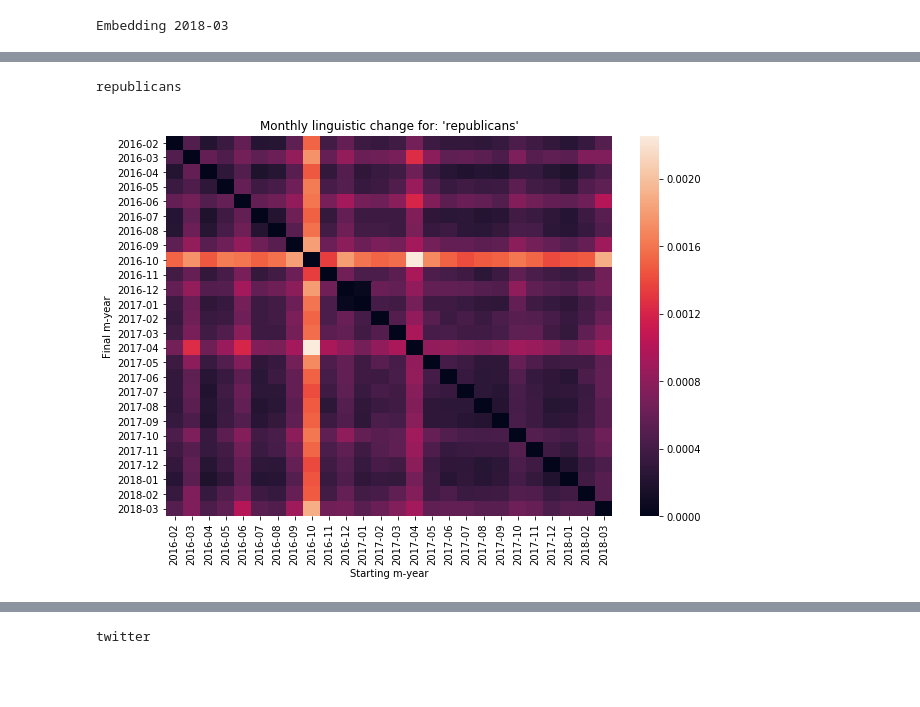
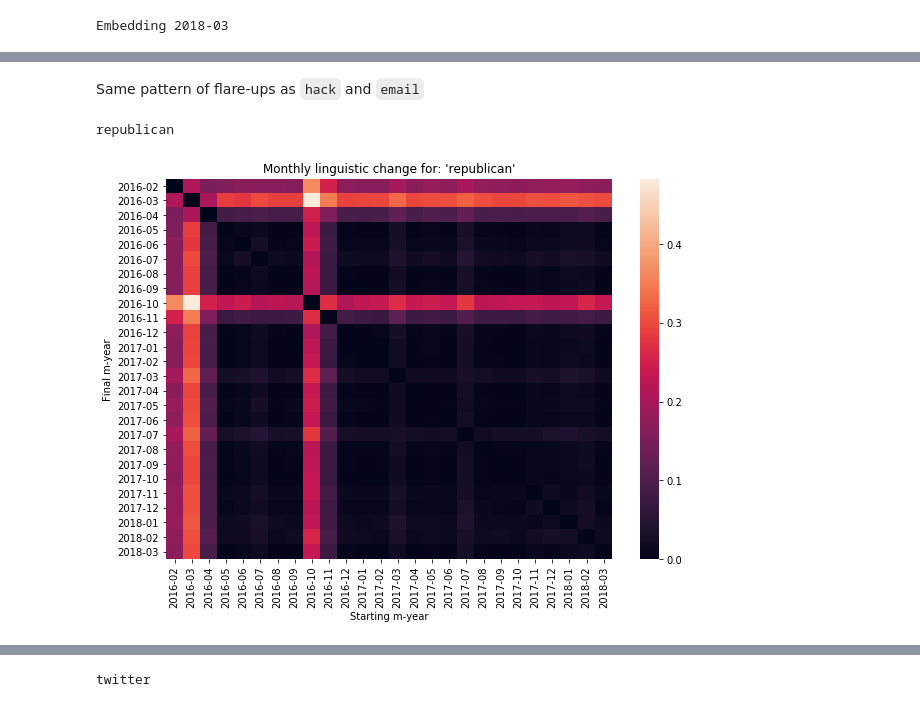
Before and after one commit to adarshmathew/Content-Analysis-2020, a Jupyter notebook: week-7/7-Vector-Space-Word-Embeddings_adarshm.ipynb, the cells around one changed output, grey strips where cells are left out. Saved outputs shown, nothing was run; the diff lists cells and outputs as text; code cells hidden in the pictures; blank space fills up the shorter version.

```diff
--- a/week-7/7-Vector-Space-Word-Embeddings_adarshm.ipynb
+++ b/week-7/7-Vector-Space-Word-Embeddings_adarshm.ipynb
@@ -502,0 +979,15 @@ plt.show()
+# %%
+pcaWordsNYT = sklearn.decomposition.PCA(n_components = 50).fit(wordsSubMatrix)
+reducedPCA_dataNYT = pcaWordsNYT.transform(wordsSubMatrix)
+#T-SNE is theoretically better, but you should experiment
+tsneWordsNYT = sklearn.manifold.TSNE(n_components = 2).fit_transform(reducedPCA_dataNYT)
+
+fig = plt.figure(figsize = (20,12))
+ax = fig.add_subplot(111)
+ax.set_frame_on(False)
+plt.scatter(tsneWordsNYT[:, 0], tsneWordsNYT[:, 1], alpha = 0) #Making the points invisible
+for i, word in enumerate(tnytTargetWords):
+    ax.annotate(word, (tsneWordsNYT[:, 0][i],tsneWordsNYT[:, 1][i]), size =  50 * (len(tnytTargetWords) - i) / len(tnytTargetWords))
+plt.xticks(())
+plt.yticks(())
+plt.show()
@@ -778,7 +1398,7 @@ def intersection_align_gensim(m1,m2, words=None):
 
     return (m1,m2)
 
-def compareModels(df, category, sort = True):
+def compareModels(df, category, sg_param, sort = True):
     """If you are using time as your category sorting is important"""
     embeddings_raw = {}
     cats = sorted(set(df[category]))
@@ -787,7 +1407,7 @@ def compareModels(df, category, sort = True):
         print("Embedding {}".format(cat), end = '\r')
         subsetDF = df[df[category] == cat]
         #You might want to change the W2V parameters
-        embeddings_raw[cat] = gensim.models.word2vec.Word2Vec(subsetDF['normalized_sents'].sum())
+        embeddings_raw[cat] = gensim.models.word2vec.Word2Vec(subsetDF['normalized_sents'].sum(), sg = sg_param)
     #These are much quicker
     embeddings_aligned = {}
     for catOuter in cats:
@@ -808,10 +1428,10 @@ def getDivergenceDF(word, embeddingsDict):
                                                                              np.expand_dims(embed[word], axis = 0))[0,0]))
     return pandas.DataFrame(dists, index = cats)
 # %%
-reddit_submissions_trump = reddit_submissions_min[(reddit_submissions_min['subreddit'] == 'The_Donald')]
-reddit_submissions_trump['post_text'] = reddit_submissions_trump['title'] + " " + reddit_submissions_trump['selftext']
-reddit_submissions_trump['tokenized_sents'] = reddit_submissions_trump['post_text'].apply(lambda x: [lucem_illud_2020.word_tokenize(s) for s in lucem_illud_2020.sent_tokenize(x)])
-reddit_submissions_trump['normalized_sents'] = reddit_submissions_trump['tokenized_sents'].apply(lambda x: [lucem_illud_2020.normalizeTokens(s) for s in x])
+reddit_submissions_trump2 = reddit_submissions_min[(reddit_submissions_min['subreddit'] == 'The_Donald')]
+reddit_submissions_trump2['post_text'] = reddit_submissions_trump2['title'] + " " + reddit_submissions_trump2['selftext']
+reddit_submissions_trump2['tokenized_sents'] = reddit_submissions_trump2['post_text'].apply(lambda x: [lucem_illud_2020.word_tokenize(s) for s in lucem_illud_2020.sent_tokenize(x)])
+reddit_submissions_trump2['normalized_sents'] = reddit_submissions_trump2['tokenized_sents'].apply(lambda x: [lucem_illud_2020.normalizeTokens(s) for s in x])
 # %% [output]
 A value is trying to be set on a copy of a slice from a DataFrame.
 Try using .loc[row_indexer,col_indexer] = value instead
@@ -895,7 +1457,7 @@ Try using .loc[row_indexer,col_indexer] = value instead
 
 See the caveats in the documentation: https://pandas.pydata.org/pandas-docs/stable/user_guide/indexing.html#returning-a-view-versus-a-copy
 # %%
-rawEmbeddings2, comparedEmbeddings2 = compareModels(reddit_submissions_trump2, 'created_myear')
+rawEmbeddings2, comparedEmbeddings2 = compareModels(reddit_submissions_trump2, 'created_myear', sg_param=1)
 # %% [output]
 Embedding 2018-03
 # %%
@@ -971,17 +1539,19 @@ russia
+# %% [markdown]
+Same pattern of flare-ups as `hack` and `email`
 # %%
-targetWord = 'republicans' #elite, america, news,
+targetWord = 'republican' #elite, america, news,
 
 pltDF = getDivergenceDF(targetWord, comparedEmbeddings2)
 fig, ax = plt.subplots(figsize = (10, 7))
 seaborn.heatmap(pltDF, ax = ax, annot = False) #set annot True for a lot more information
 ax.set_xlabel("Starting m-year")
 ax.set_ylabel("Final m-year")
 ax.set_ylabel("Final m-year")
 ax.set_title("Monthly linguistic change for: '{}'".format(targetWord))
 plt.show()
 # %% [output]
-republicans
+republican
-[figure, old version]
+[figure, new version]
 # %%
 targetWord = 'fbi' #elite, america, news,
 
```
Also changed, not shown: parts of 115 cells of this notebook, 2 other files.
